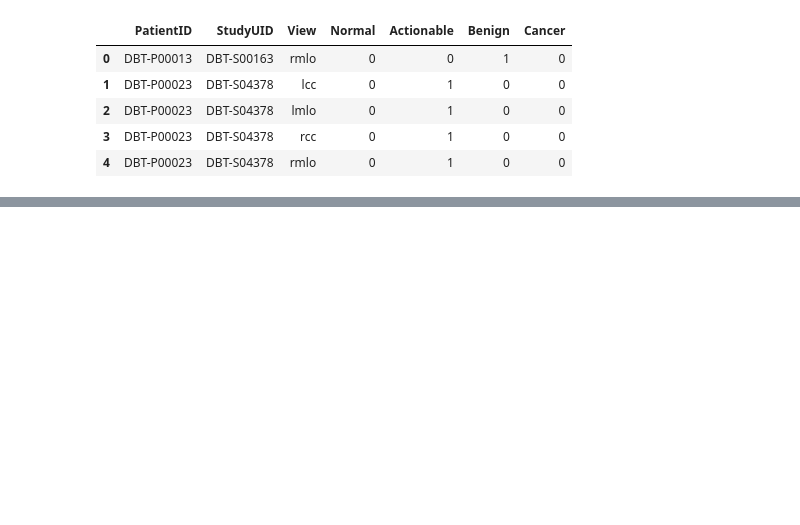
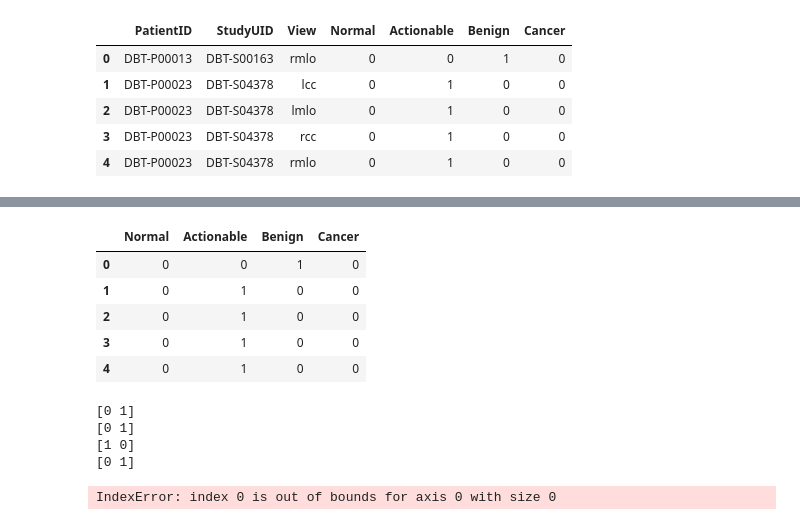
Before and after one commit to jonjacobs24/bcs-cnn, a Jupyter notebook: 01 Data Wrangling.ipynb, the cells around one changed output, grey strips where cells are left out. Cells and saved outputs as stored; diff of their text form; code cells hidden in the pictures; blank space fills up the shorter version.

```diff
--- a/01 Data Wrangling.ipynb
+++ b/01 Data Wrangling.ipynb
@@ -149,4 +140,4 @@ df_paths.head()
 | 3 | DBT-P00023 | DBT-S04378 | lcc | Breast-Cancer-Screening-DBT/DBT-P... | Breast-Cancer-Screening-DBT/DBT-P... | 1.2.826.0.1.3680043.8.498.1213658... | 0 | 1 | 0 | ... |
 | 4 | DBT-P00023 | DBT-S04378 | lcc | Breast-Cancer-Screening-DBT/DBT-P... | Breast-Cancer-Screening-DBT/DBT-P... | 1.2.826.0.1.3680043.8.498.1213658... | 0 | 1 | 0 | ... |
 # %%
-images = [view_image(df_paths, i) if path_exists(df_paths,i) else np.nan for i,r in df_paths.iterrows()]
+images = [TRAIN_DIR / str(r[3]) if os.path.isfile(TRAIN_DIR / str(r[3])) else np.nan for i,r in df_paths.iterrows()]
@@ -155,5 +144,5 @@ KeyboardInterrupt:
 # %%
 images = pd.Series(images)
-mask = images.isnull()
+mask = ~images.isnull()
 df_subset = df_paths[mask]
 df_subset.head()
@@ -165,0 +156,18 @@ df_sub.head()
+# %%
+df_sub_target = df_subset.iloc[:,6:]
+df_sub_target.head()
+# %% [output]
+|  | Normal | Actionable | Benign | Cancer |
+| 0 | 0 | 0 | 1 | 0 |
+| 1 | 0 | 1 | 0 | 0 |
+| 2 | 0 | 1 | 0 | 0 |
+| 3 | 0 | 1 | 0 | 0 |
+| 4 | 0 | 1 | 0 | 0 |
+# %%
+for i in range(0,df_sub_target.shape[1]):
+    print(df_sub_target.iloc[:,i].unique())
+# %% [output]
+[0 1]
+[0 1]
+[1 0]
+[0 1]
@@ -165,0 +186,8 @@ df_sub.head()
+# %%
+numpy_paths =
+for i, r in df_subset.iterrows():
+    dicom_to_numpy(r[2],r[3],i)
+    percent = float(i) / df_subset.shape[0]
+    print(percent)
+# %% [output]
+IndexError: index 0 is out of bounds for axis 0 with size 0
```
Also changed, not shown: parts of 9 cells of this notebook, 2 other files.
